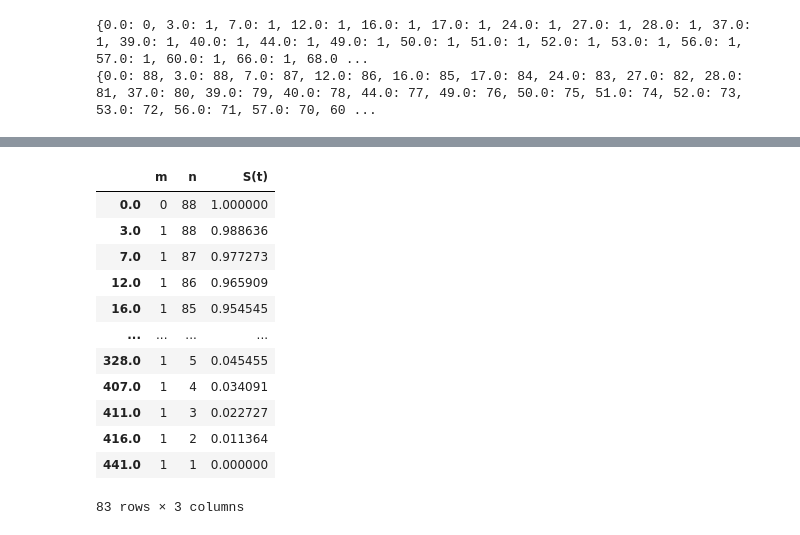
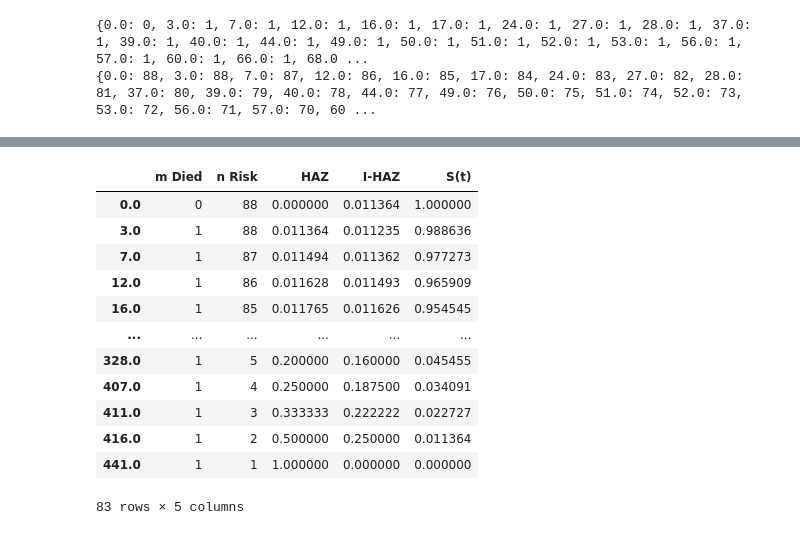
Before and after one commit to denizterzioglu/sabbo, a Jupyter notebook: ANotebook.ipynb, the cells around one changed output, grey strips where cells are left out. Cells and saved outputs as stored; diff of their text form; code cells hidden in the pictures.

```diff
--- a/ANotebook.ipynb
+++ b/ANotebook.ipynb
@@ -113,25 +113,27 @@ dfOverall
 | 416.0 | 1 | 2 |
 | 441.0 | 1 | 1 |
 83 rows × 2 columns
-# %%
-# Calculate S(t)
-dfOverall['S(t)'] = (dfOverall['n'] - dfOverall['m']) / nAlg
-
-dfOverall
-# %% [output]
-|  | m | n | S(t) |
-| 0.0 | 0 | 88 | 1.000000 |
-| 3.0 | 1 | 88 | 0.988636 |
-| 7.0 | 1 | 87 | 0.977273 |
-| 12.0 | 1 | 86 | 0.965909 |
-| 16.0 | 1 | 85 | 0.954545 |
-| ... | ... | ... | ... |
-| 328.0 | 1 | 5 | 0.045455 |
-| 407.0 | 1 | 4 | 0.034091 |
-| 411.0 | 1 | 3 | 0.022727 |
-| 416.0 | 1 | 2 | 0.011364 |
-| 441.0 | 1 | 1 | 0.000000 |
-83 rows × 3 columns
+# %%
+# Add Haz, I-Haz and S(t) for later comparisions with different models
+dfOverall['HAZ'] = (dfOverall['m Died'] / dfOverall['n Risk'])      # Risk of Dying for time t given that you are alive at time t
+dfOverall['I-HAZ'] = ((1- dfOverall['HAZ']) / dfOverall['n Risk'])                               # Risk of Dying at that time
+dfOverall['S(t)'] = (dfOverall['n Risk'] - dfOverall['m Died']) / nAlg
+
+dfOverall
+# %% [output]
+|  | m Died | n Risk | HAZ | I-HAZ | S(t) |
+| 0.0 | 0 | 88 | 0.000000 | 0.011364 | 1.000000 |
+| 3.0 | 1 | 88 | 0.011364 | 0.011235 | 0.988636 |
+| 7.0 | 1 | 87 | 0.011494 | 0.011362 | 0.977273 |
+| 12.0 | 1 | 86 | 0.011628 | 0.011493 | 0.965909 |
+| 16.0 | 1 | 85 | 0.011765 | 0.011626 | 0.954545 |
+| ... | ... | ... | ... | ... | ... |
+| 328.0 | 1 | 5 | 0.200000 | 0.160000 | 0.045455 |
+| 407.0 | 1 | 4 | 0.250000 | 0.187500 | 0.034091 |
+| 411.0 | 1 | 3 | 0.333333 | 0.222222 | 0.022727 |
+| 416.0 | 1 | 2 | 0.500000 | 0.250000 | 0.011364 |
+| 441.0 | 1 | 1 | 1.000000 | 0.000000 | 0.000000 |
+83 rows × 5 columns
 # %%
 # plot the kaplan meier curve
 plt.plot(dfOverall.index, dfOverall['S(t)'], label='S(t)')
```
Also changed, not shown: parts of 3 cells of this notebook.
